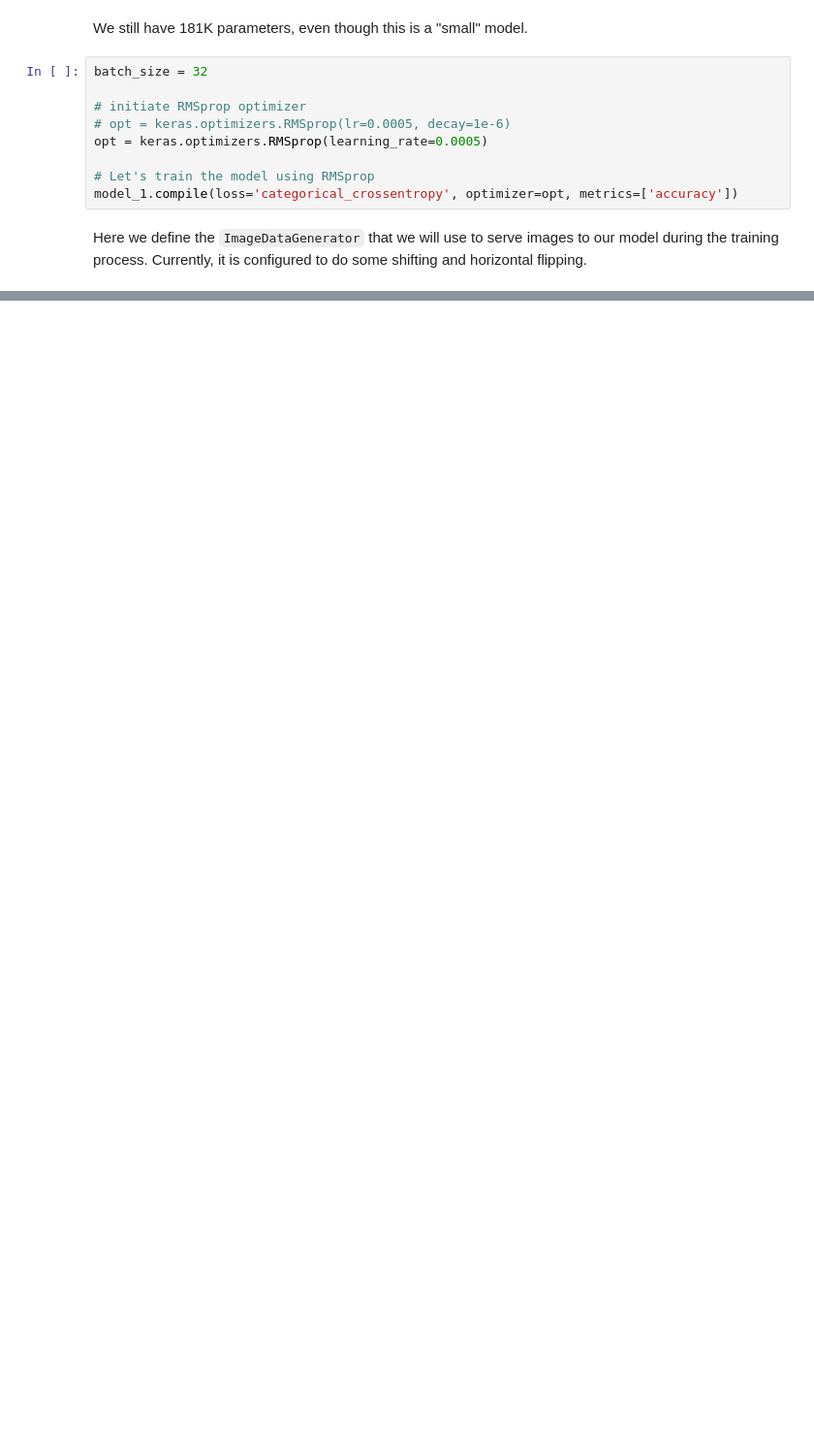
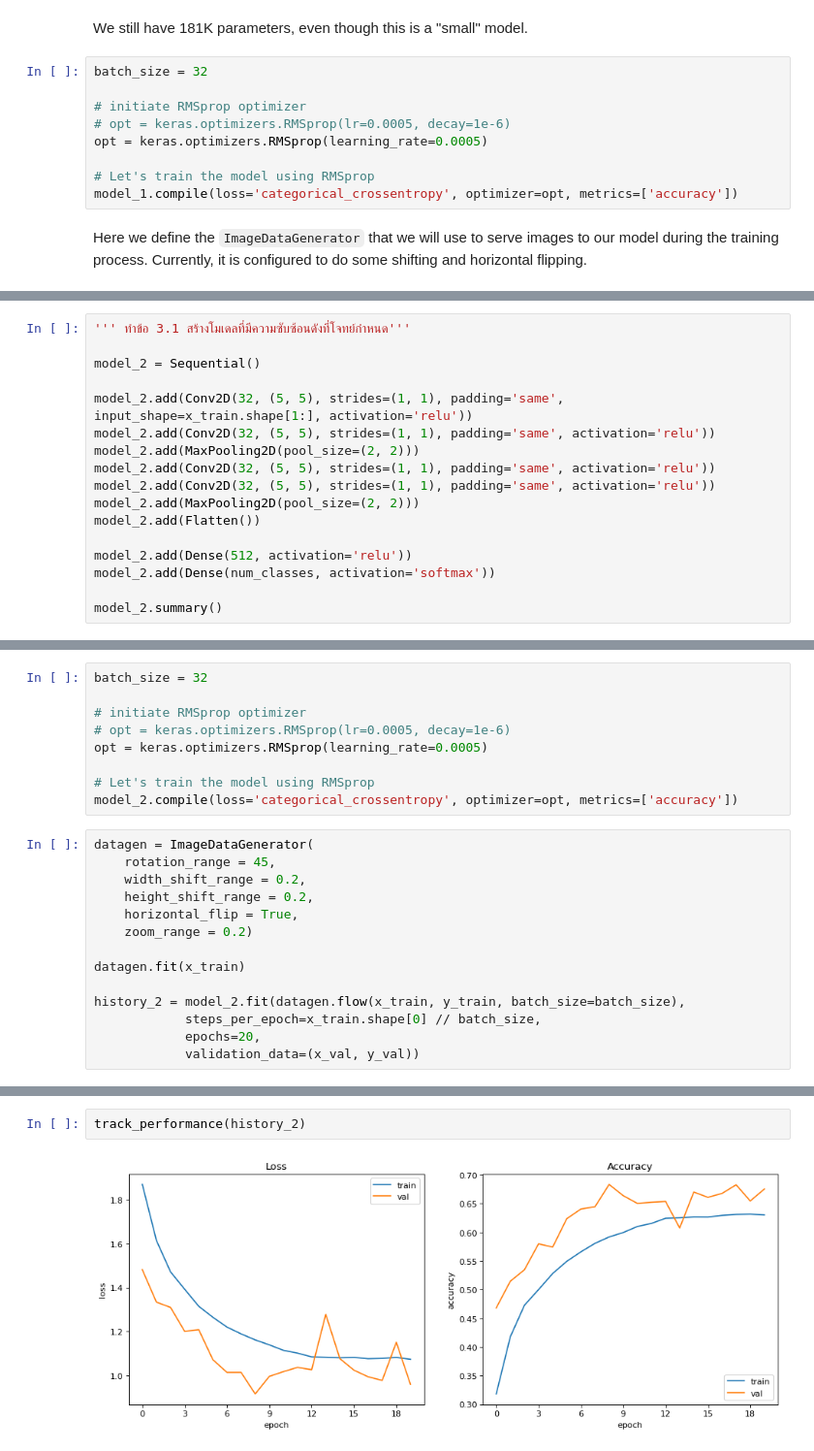
Before and after one commit to Bi-Ma-GOoOD/loveMeLikeYouDo, a Jupyter notebook: 3rdYears/Y3T2/DeepLearning/Week09/09_CIFAR10_Data_Augmentation_HW.ipynb, the cells around one changed output, grey strips where cells are left out. Shown: that part at 97% size. Drawn from its saved outputs; the diff is of its cells as text; blank space fills up the shorter version.

```diff
--- a/3rdYears/Y3T2/DeepLearning/Week09/09_CIFAR10_Data_Augmentation_HW.ipynb
+++ b/3rdYears/Y3T2/DeepLearning/Week09/09_CIFAR10_Data_Augmentation_HW.ipynb
@@ -143,0 +286,17 @@ model_1.fit(datagen.flow(x_train, y_train, batch_size=batch_size),
+# %%
+''' ทำข้อ 3.1 สร้างโมเดลที่มีความซับซ้อนดังที่โจทย์กำหนด'''
+
+model_2 = Sequential()
+
+model_2.add(Conv2D(32, (5, 5), strides=(1, 1), padding='same', input_shape=x_train.shape[1:], activation='relu'))
+model_2.add(Conv2D(32, (5, 5), strides=(1, 1), padding='same', activation='relu'))
+model_2.add(MaxPooling2D(pool_size=(2, 2)))
+model_2.add(Conv2D(32, (5, 5), strides=(1, 1), padding='same', activation='relu'))
+model_2.add(Conv2D(32, (5, 5), strides=(1, 1), padding='same', activation='relu'))
+model_2.add(MaxPooling2D(pool_size=(2, 2)))
+model_2.add(Flatten())
+
+model_2.add(Dense(512, activation='relu'))
+model_2.add(Dense(num_classes, activation='softmax'))
+
+model_2.summary()
@@ -143,0 +325,23 @@ model_1.fit(datagen.flow(x_train, y_train, batch_size=batch_size),
+# %%
+batch_size = 32
+
+# initiate RMSprop optimizer
+# opt = keras.optimizers.RMSprop(lr=0.0005, decay=1e-6)
+opt = keras.optimizers.RMSprop(learning_rate=0.0005)
+
+# Let's train the model using RMSprop
+model_2.compile(loss='categorical_crossentropy', optimizer=opt, metrics=['accuracy'])
+# %%
+datagen = ImageDataGenerator(
+    rotation_range = 45,
+    width_shift_range = 0.2,
+    height_shift_range = 0.2,
+    horizontal_flip = True,
+    zoom_range = 0.2)
+
+datagen.fit(x_train)
+
+history_2 = model_2.fit(datagen.flow(x_train, y_train, batch_size=batch_size),
+            steps_per_epoch=x_train.shape[0] // batch_size,
+            epochs=20,
+            validation_data=(x_val, y_val))
@@ -143,0 +366,4 @@ model_1.fit(datagen.flow(x_train, y_train, batch_size=batch_size),
+# %%
+track_performance(history_2)
+# %% [output]
+[figure, added]
```
Also changed, not shown: parts of 17 cells of this notebook.
